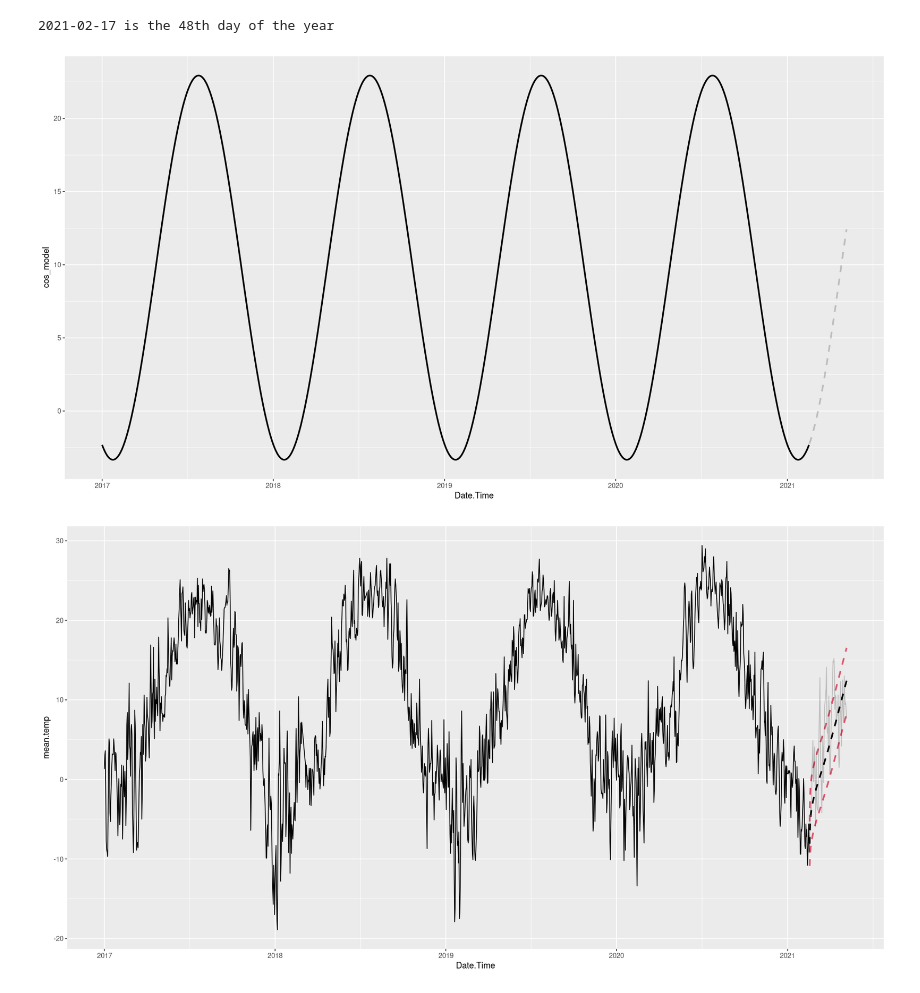
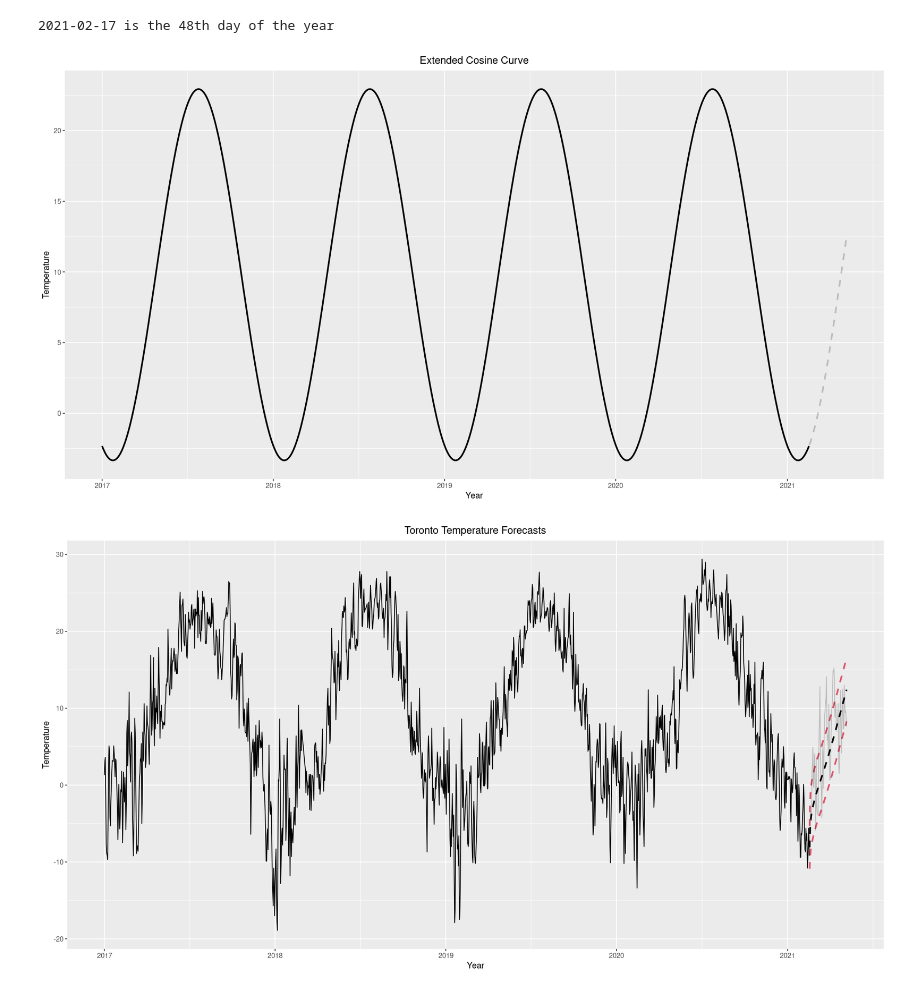
Before and after one commit to SebastianLech/toronto_temps, a Jupyter notebook: analysis_notebook.ipynb, the cells around one changed output. Saved outputs shown, nothing was run; the diff lists cells and outputs as text; code cells hidden in the pictures.

```diff
--- a/analysis_notebook.ipynb
+++ b/analysis_notebook.ipynb
@@ -324,8 +299,10 @@ test$cos_model <- preds # extended cosine curve
 test <- test[, !(names(test) %in% c('cos_mode'))]
 # %%
 ggplot() + geom_line(data=train, aes(x=Date.Time, y=cos_model), size=1) +
-           geom_line(data=test, aes(x=Date.Time, y=cos_model), size=1,
-                                             alpha=0.2, linetype='dashed')
+           geom_line(data=test, aes(x=Date.Time, y=cos_model), size=1, alpha=0.2, linetype='dashed') +
+           ggtitle('Extended Cosine Curve') +
+           xlab('Year') + ylab('Temperature') +
+           theme(plot.title = element_text(hjust = 0.5))
 # %% [output]
-[figure, old version]
+[figure, new version]
 # %%
@@ -343,13 +321,15 @@ test$forecast.p.e <- as.double(forecast.p.e)
 test$forecast.m.e <- as.double(forecast.m.e)
 # %%
 ggplot() + geom_line(data=train, aes(x=Date.Time, y=mean.temp)) +
-           geom_line(data=test, aes(x=Date.Time, y=fc), size=1,
-                                             alpha=1, linetype='dashed') +
+           geom_line(data=test, aes(x=Date.Time, y=fc), size=1, alpha=1, linetype='dashed') +
            geom_line(data=test, aes(x=Date.Time, y=forecast.p.e), alpha=1, color=2, linetype='dashed', size=1) +
            geom_line(data=test, aes(x=Date.Time, y=forecast.m.e), alpha=1, color=2, linetype='dashed', size=1) +
-           geom_line(data=test, aes(Date.Time, mean.temp), alpha=0.2)
+           geom_line(data=test, aes(Date.Time, mean.temp), alpha=0.2) +
+           ggtitle('Toronto Temperature Forecasts') +
+           xlab('Year') + ylab('Temperature') +
+           theme(plot.title = element_text(hjust = 0.5))
 # %% [output]
-[figure, old version]
+[figure, new version]
 # %%
 ggplot() + geom_line(data=test, aes(x=Date.Time, y=fc), linetype='dashed') +
         geom_line(data=test, aes(x=Date.Time, y=forecast.p.e), color=2, linetype='dashed') +
```
Also changed, not shown: parts of 35 cells of this notebook.
